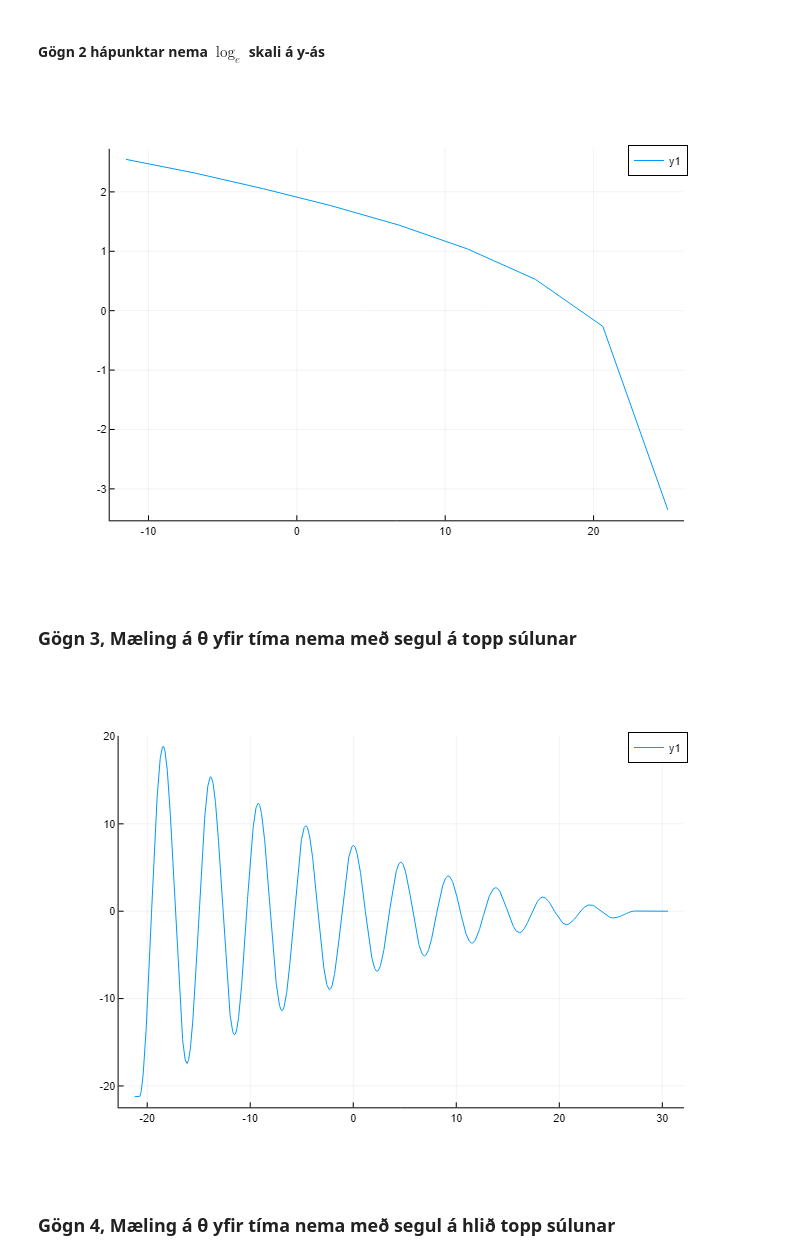
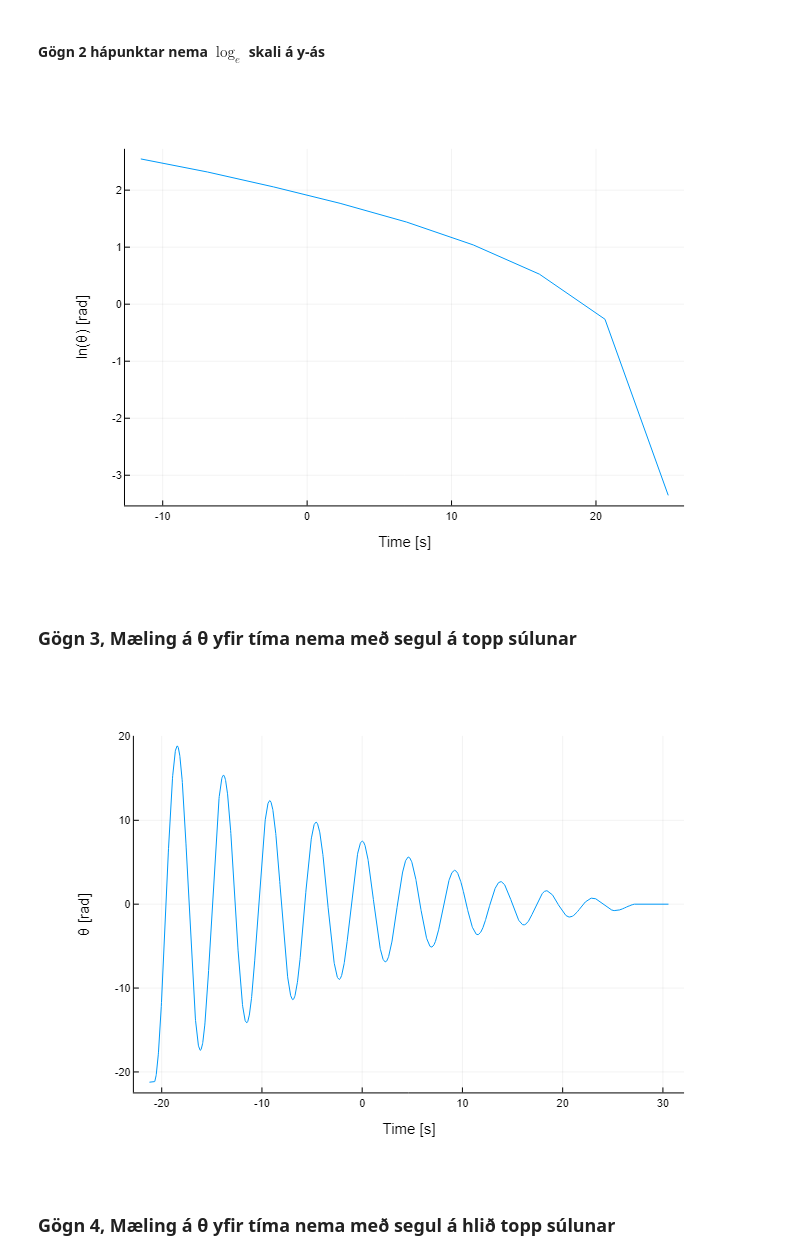
Before and after one commit to AwesomeQuest/verklegt3, a Jupyter notebook: notebook.ipynb, the cells around one changed output. Cells and saved outputs as stored; diff of their text form; code cells hidden in the pictures.

```diff
--- a/notebook.ipynb
+++ b/notebook.ipynb
@@ -47,18 +60,24 @@ plot(data2[!,1], abs.(data2[!,2]))
 # %% [markdown]
 #### Gögn 2 hápunktar nema $\log_e$ skali á y-ás
 # %%
-plot(data2[peaks,1], log.(data2[peaks,2]))
+plot(data2[peaks,1], log.(data2[peaks,2]),
+xlabel = "Time [s]",
+ylabel = "ln(θ) [rad]",
+labels = :none)
 # %% [output]
-[figure, old version]
+[figure, new version]
 # %% [markdown]
 ### Gögn 3, Mæling á θ yfir tíma nema með segul á topp súlunar
 # %%
 data3 = CSV.read("data3.csv", DataFrame)
 data3 = data3 .- data3[end,2]
 
-plot(data3[!,1], data3[!,2])
+plot(data3[!,1], data3[!,2],
+xlabel = "Time [s]",
+ylabel = "θ [rad]",
+labels = :none)
 # %% [output]
-[figure, old version]
+[figure, new version]
 # %% [markdown]
 ### Gögn 4, Mæling á θ yfir tíma nema með segul á hlið topp súlunar
 # %%
```
Also changed, not shown: parts of 11 cells of this notebook.
